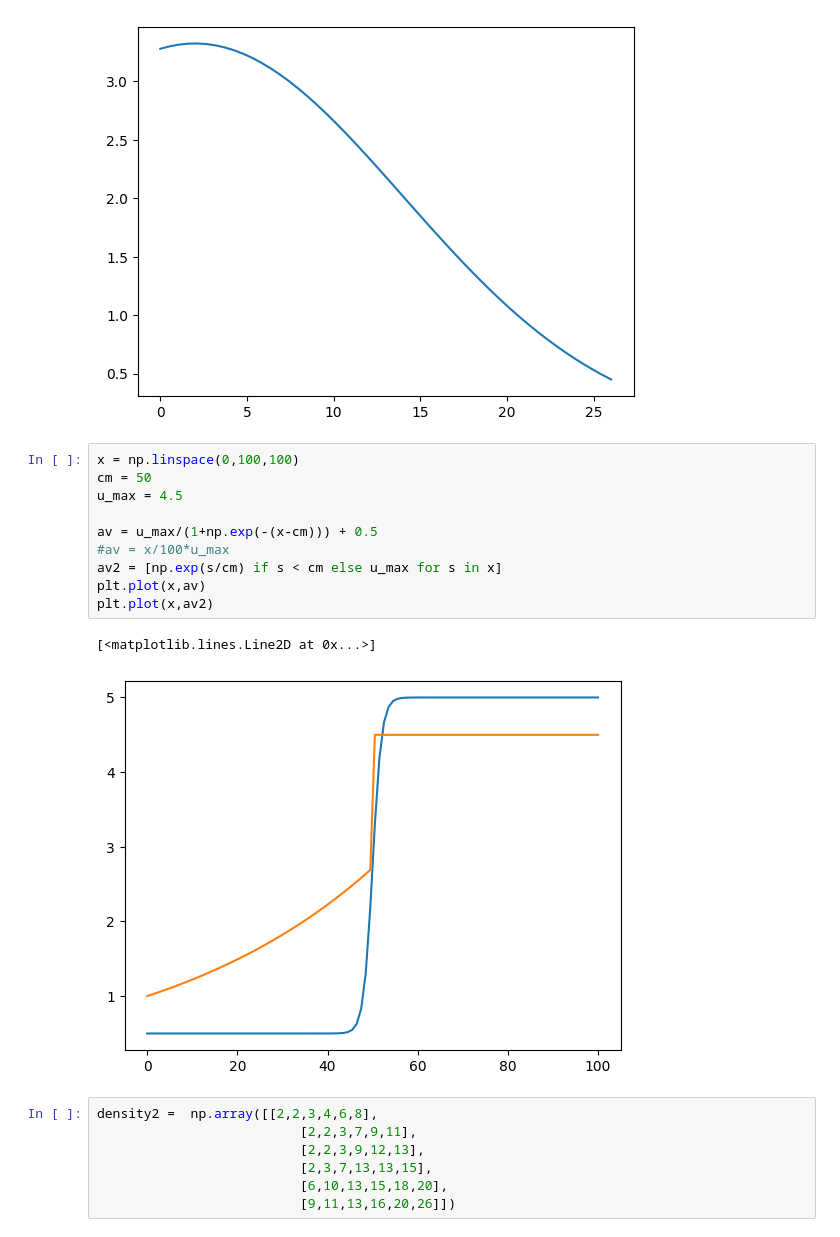
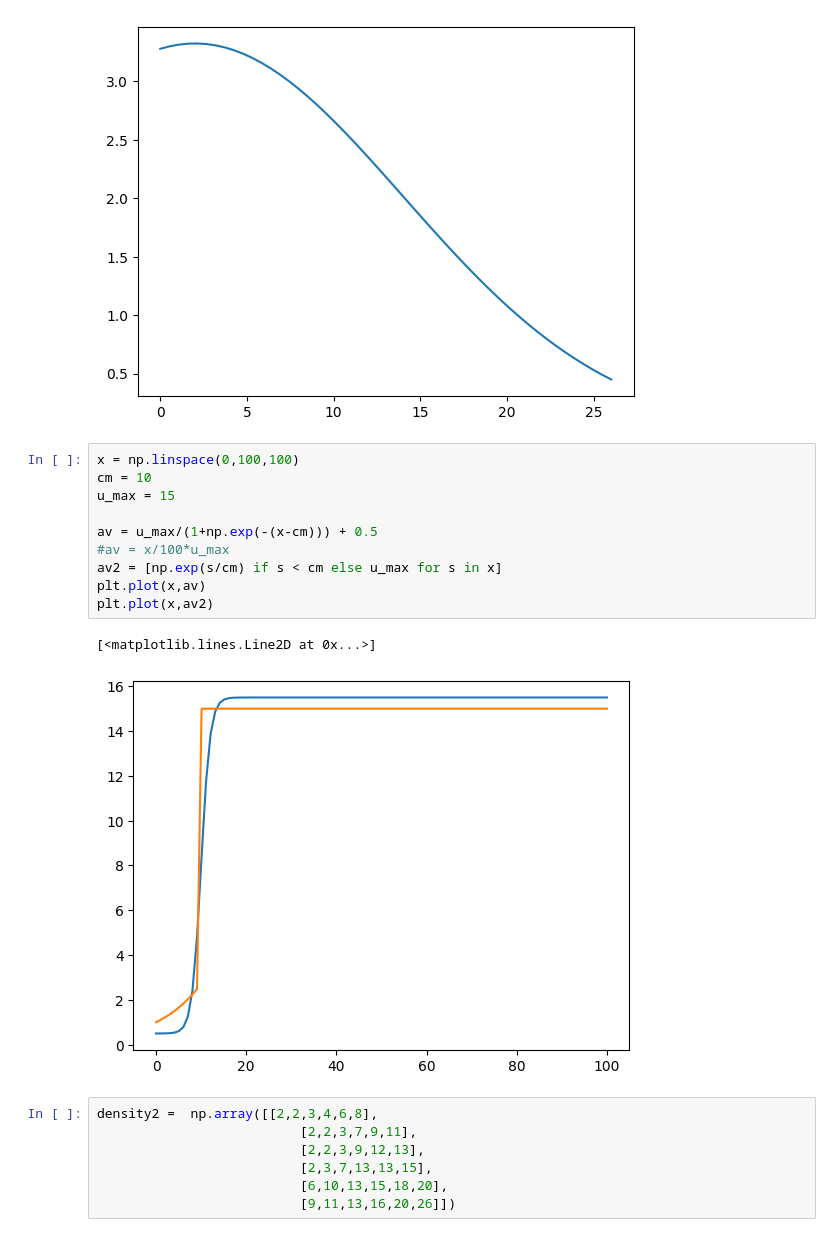
Before and after one commit to NilsGubela/Mobility_group_project, a Jupyter notebook: helper.ipynb, the cells around one changed output. Cells and saved outputs as stored; diff of their text form.

```diff
--- a/helper.ipynb
+++ b/helper.ipynb
@@ -15,17 +15,17 @@ plt.plot(x,car)
 [figure]
 # %%
 x = np.linspace(0,100,100)
-cm = 50
-u_max = 4.5
+cm = 10
+u_max = 15
 
 av = u_max/(1+np.exp(-(x-cm))) + 0.5
 #av = x/100*u_max
 av2 = [np.exp(s/cm) if s < cm else u_max for s in x]
 plt.plot(x,av)
 plt.plot(x,av2)
 # %% [output]
 [<matplotlib.lines.Line2D at 0x...>]
-[figure, old version]
+[figure, new version]
 # %%
 density2 =  np.array([[2,2,3,4,6,8],
                           [2,2,3,7,9,11],
```
Also changed, not shown: parts of 6 cells of this notebook, 39 other files.
